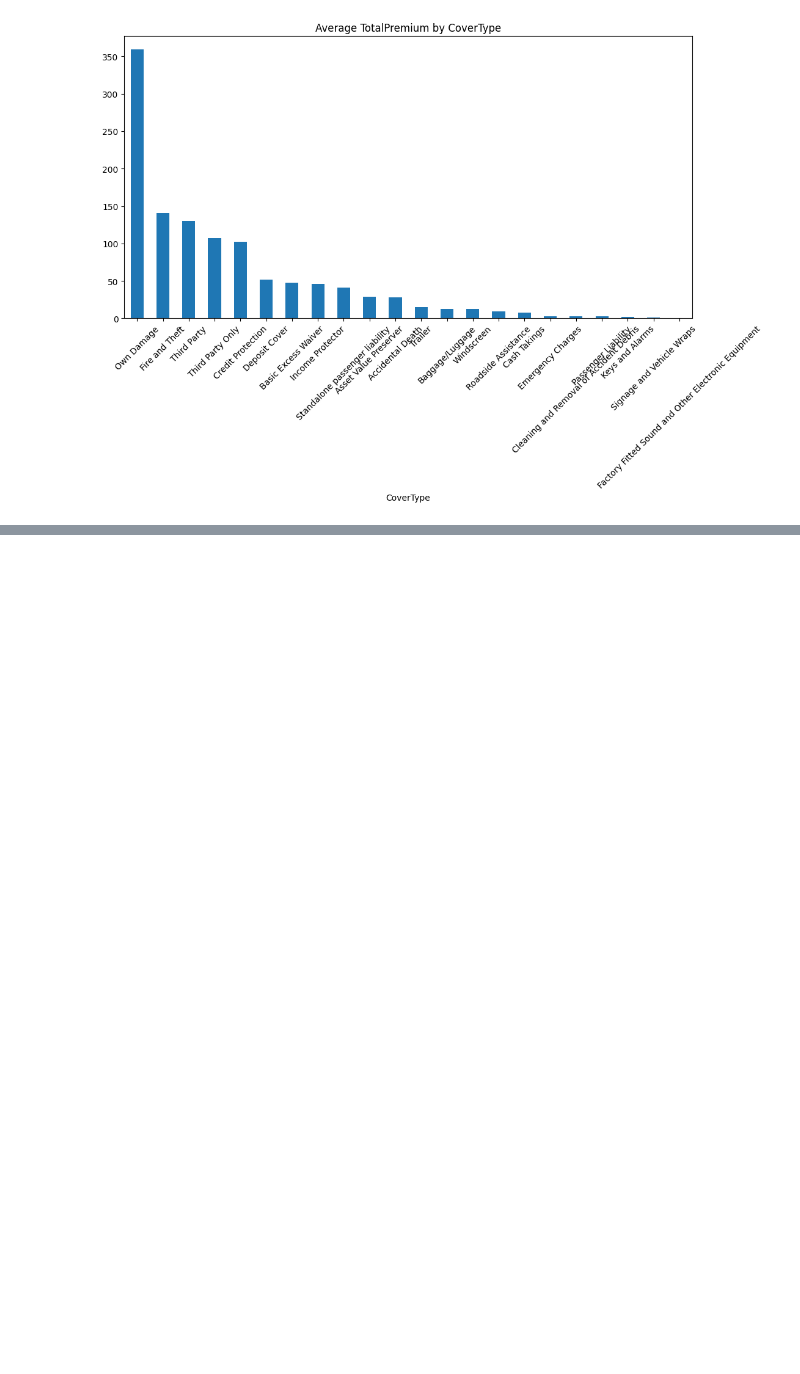
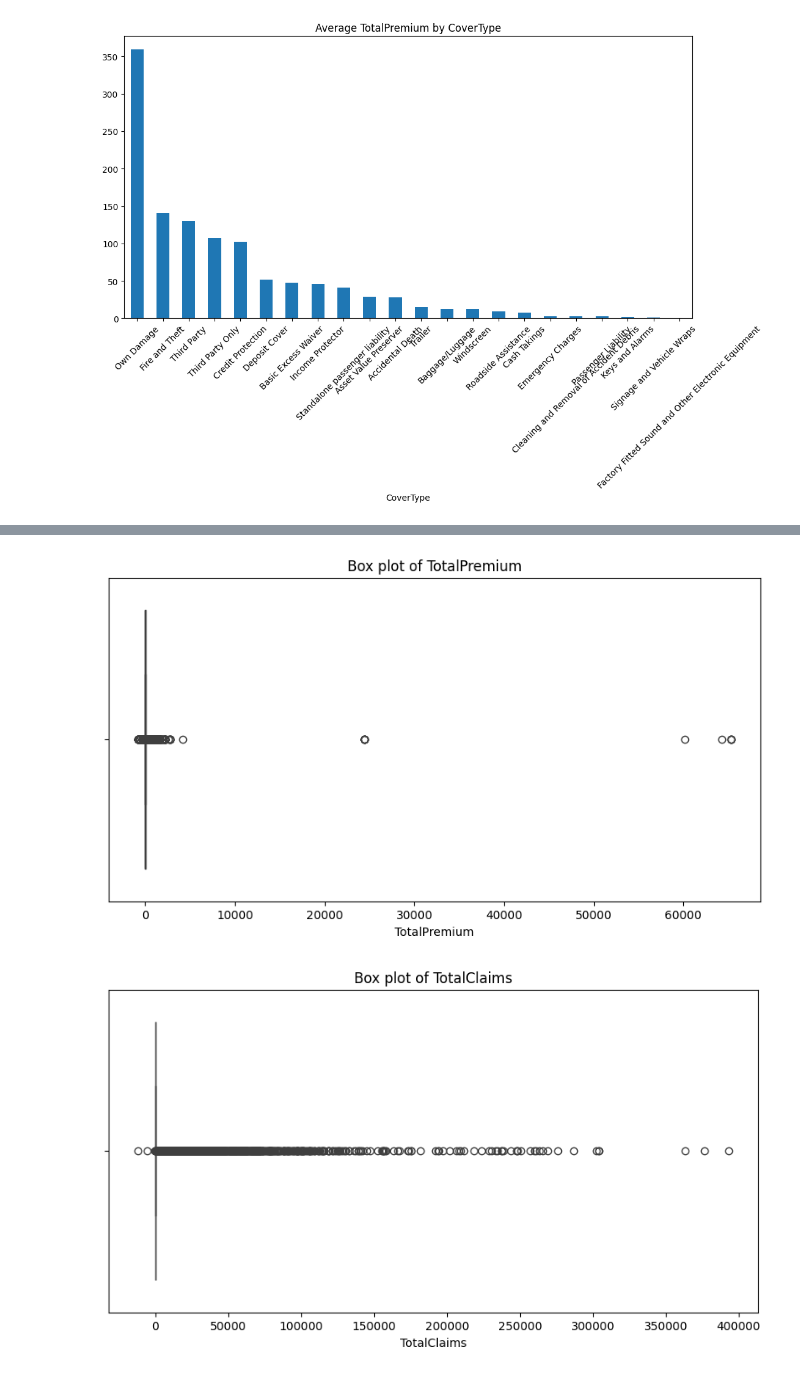
Before and after one commit to nebiyu-ethio/AlphaCare-Insurance-Analytics, a Jupyter notebook: notebooks/task_1.ipynb, the cells around one changed output, grey strips where cells are left out. Cells and saved outputs as stored; diff of their text form; code cells hidden in the pictures; blank space fills up the shorter version.

```diff
--- a/notebooks/task_1.ipynb
+++ b/notebooks/task_1.ipynb
@@ -380,0 +389,6 @@ trend_over_geography(data, 'CoverType', 'TotalPremium')
+# %%
+data_numerical_cols = data[numerical_columns]
+outlier_box_plots(data_numerical_cols)
+# %% [output]
+[figure, added]
+[figure, added]
```
Also changed, not shown: parts of 11 cells of this notebook.
